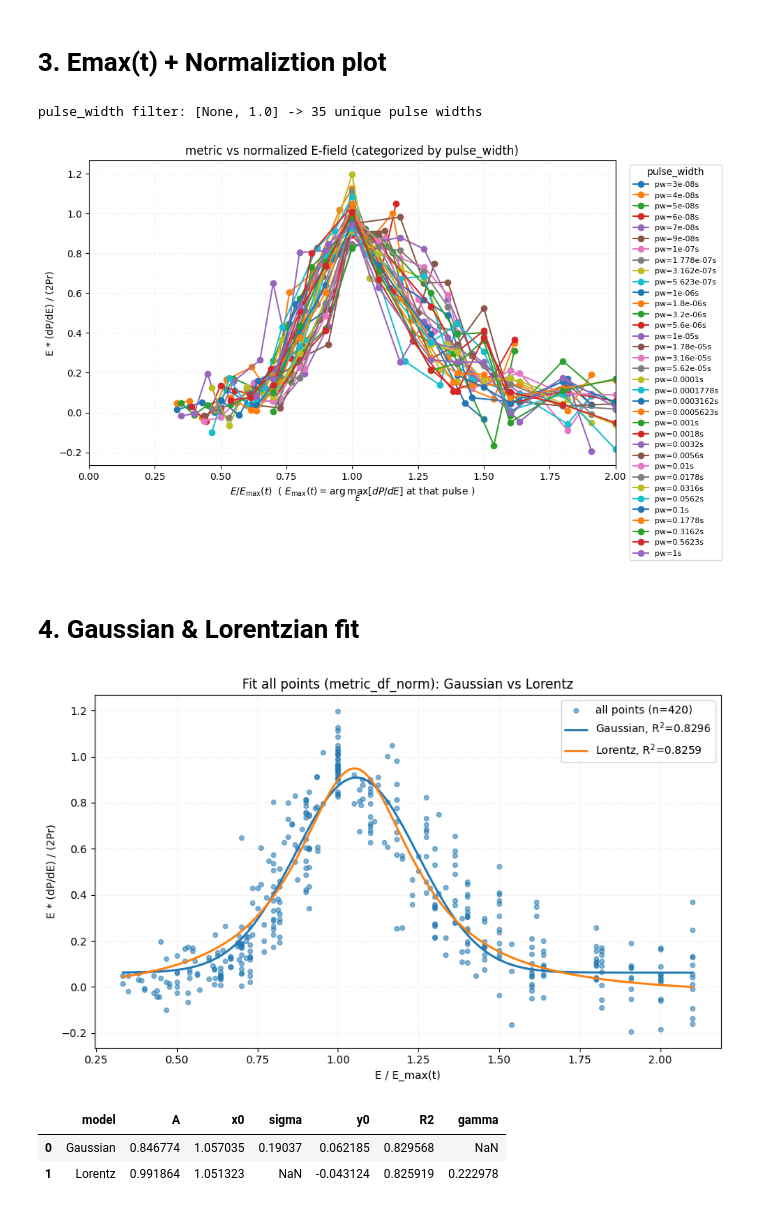
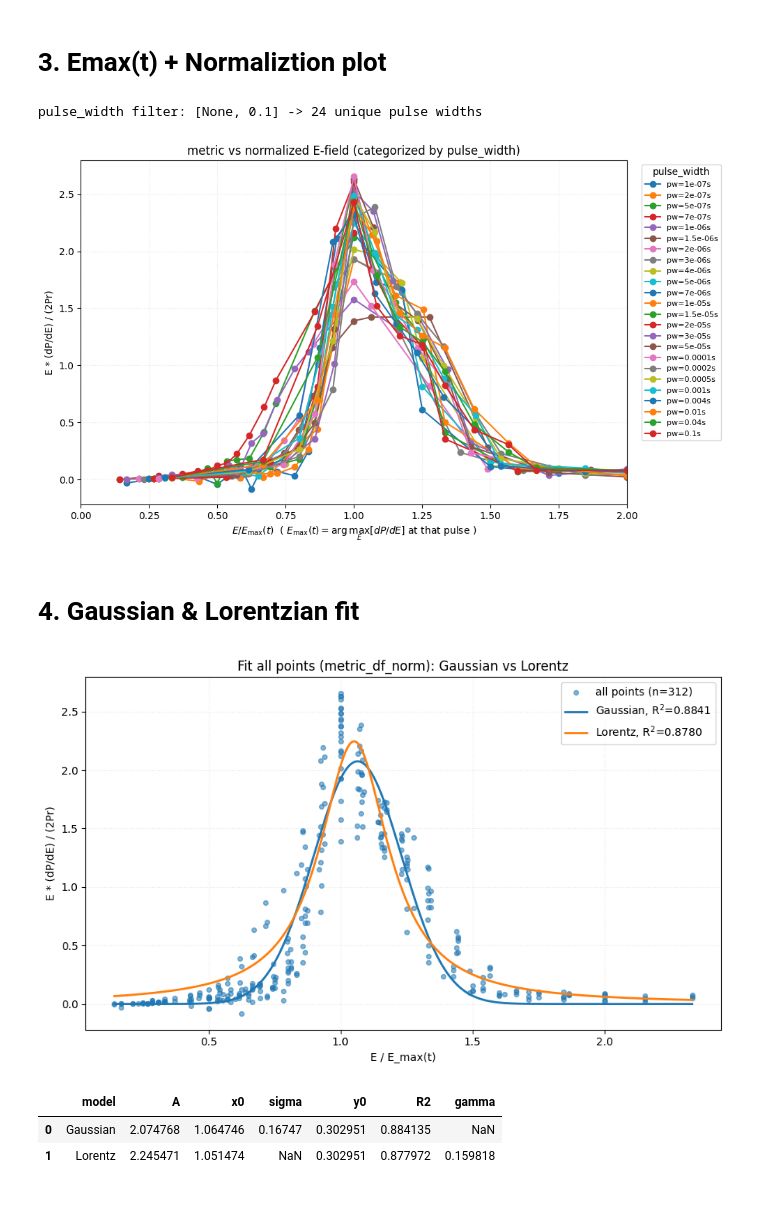
Before and after one commit to Renoir-J/NLS_Code, a Jupyter notebook: Analysis_Library/NLS_Normalization.ipynb, the cells around one changed output. Drawn from its saved outputs; the diff is of its cells as text; code cells hidden in the pictures.

```diff
--- a/Analysis_Library/NLS_Normalization.ipynb
+++ b/Analysis_Library/NLS_Normalization.ipynb
@@ -51,7 +58,7 @@ TEST_CONFIGS = {
     },
 }
 
-ACTIVE_TEST = 'SX19C_BOT_2024_12_03'
+ACTIVE_TEST = 'R2C3_UVA_2025_08_13'
 
 if ACTIVE_TEST not in TEST_CONFIGS:
     raise KeyError(f'ACTIVE_TEST={ACTIVE_TEST} not found. Available: {list(TEST_CONFIGS)}')
@@ -251,9 +258,10 @@ for col in valid_cols:
     dP = np.diff(dP_vals)
     E_low = E[:-1]
     Pr_low = Pr[:-1]
+    # since the data store in excel is maximum switching here i.e. 2*Pr, there is no need to divide by 2
 
     with np.errstate(divide='ignore', invalid='ignore'):
-        metric = E_low * (dP / dE) / (2.0 * Pr_low)
+        metric = E_low * (dP / dE) / (Pr_low)
 
     keep = np.isfinite(metric) & np.isfinite(E_low) & (dE != 0) & (Pr_low != 0)
     metric_rows.extend(
@@ -352,16 +360,16 @@ ax.legend(title='pulse_width', bbox_to_anchor=(1.02, 1), loc='upper left', fonts
 plt.tight_layout()
 plt.show()
 # %% [output]
-pulse_width filter: [None, 1.0] -> 35 unique pulse widths
+pulse_width filter: [None, 0.1] -> 24 unique pulse widths
-[figure, old version]
+[figure, new version]
 # %% [markdown]
 # 4. Gaussian & Lorentzian fit
 # %%
 def gaussian(x, A, x0, sigma, y0):
-    return y0 + A * np.exp(-0.5 * ((x - x0) / sigma) ** 2)
+    return A * np.exp(-0.5 * ((x - x0) / sigma) ** 2)
 
 def lorentz(x, A, x0, gamma, y0):
-    return y0 + A * (gamma**2) / ((x - x0) ** 2 + gamma**2)
+    return A * (gamma**2) / ((x - x0) ** 2 + gamma**2)
 
 x = metric_df_norm["E_norm"].to_numpy(dtype=float)
 y = metric_df_norm["metric"].to_numpy(dtype=float)
@@ -387,34 +395,34 @@ def r2(y_true, y_pred):
     ss_res = float(np.sum((y_true - y_pred) ** 2))
     ss_tot = float(np.sum((y_true - np.mean(y_true)) ** 2))
     return 1.0 - ss_res / ss_tot if ss_tot != 0 else np.nan
 
 r2_g = r2(y, gaussian(x, *popt_g))
 r2_l = r2(y, lorentz(x, *popt_l))
 
 # Plot
 x_grid = np.linspace(float(np.min(x)), float(np.max(x)), 500)
 
 fig, ax = plt.subplots(figsize=(9, 5.5))
 ax.scatter(x, y, s=18, alpha=0.55, label=f"all points (n={x.size})")
 ax.plot(x_grid, gaussian(x_grid, *popt_g), linewidth=2.0, label=f"Gaussian, R$^2$={r2_g:.4f}")
 ax.plot(x_grid, lorentz(x_grid, *popt_l),  linewidth=2.0, label=f"Lorentz, R$^2$={r2_l:.4f}")
 
 ax.set_xlabel("E / E_max(t)")
 ax.set_ylabel("E * (dP/dE) / (2Pr)")
 ax.set_title("Fit all points (metric_df_norm): Gaussian vs Lorentz")
 ax.grid(True, linestyle=":", alpha=0.3)
 ax.legend()
 plt.tight_layout()
 plt.show()
 
 pd.DataFrame(
     [
         {"model": "Gaussian", "A": popt_g[0], "x0": popt_g[1], "sigma": popt_g[2], "y0": popt_g[3], "R2": r2_g},
         {"model": "Lorentz",  "A": popt_l[0], "x0": popt_l[1], "gamma": popt_l[2], "y0": popt_l[3], "R2": r2_l},
     ]
 )
 # %% [output]
-[figure, old version]
+[figure, new version]
 |  | model | A | x0 | sigma | y0 | R2 | gamma |
-| 0 | Gaussian | 0.846774 | 1.057035 | 0.19037 | 0.062185 | 0.829568 | NaN |
-| 1 | Lorentz | 0.991864 | 1.051323 | NaN | -0.043124 | 0.825919 | 0.222978 |
+| 0 | Gaussian | 2.074768 | 1.064746 | 0.16747 | 0.302951 | 0.884135 | NaN |
+| 1 | Lorentz | 2.245471 | 1.051474 | NaN | 0.302951 | 0.877972 | 0.159818 |
```
Also changed, not shown: parts of 6 cells of this notebook, 2 other files.
